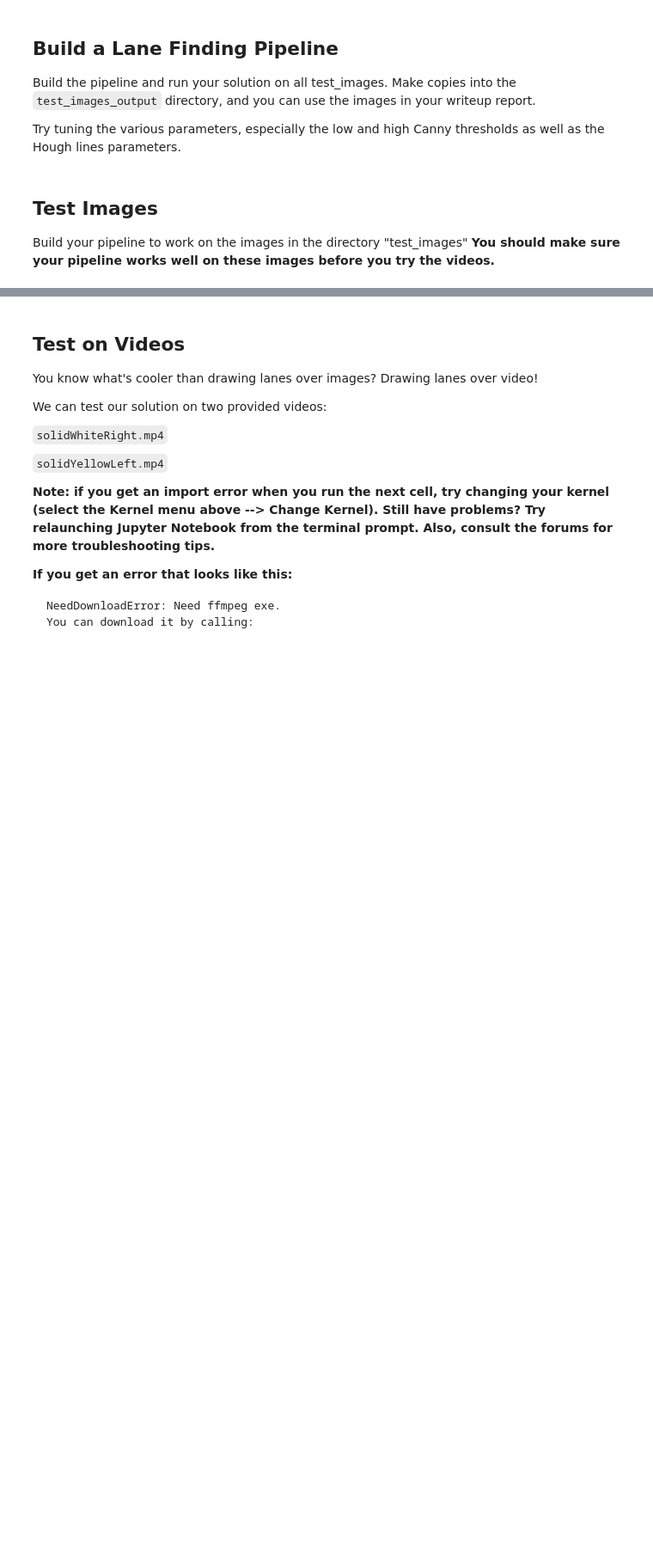
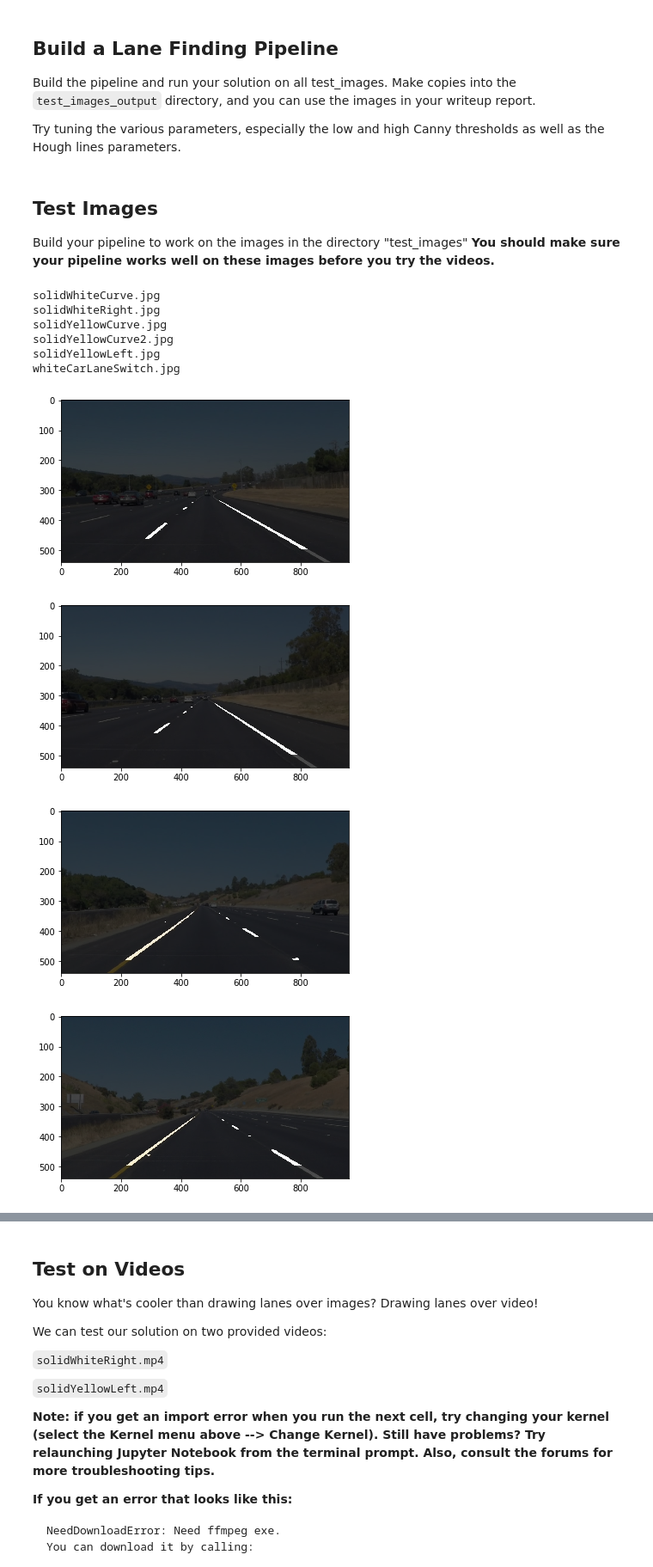
Before and after one commit to nojvek/CarND-LaneLines-P1, a Jupyter notebook: P1.ipynb, the cells around one changed output, grey strips where cells are left out. Shown: that part at 86% size. Saved outputs shown, nothing was run; the diff lists cells and outputs as text; code cells hidden in the pictures; blank space fills up the shorter version.

Commit message:
We can detect lines using threshold very well

```diff
--- a/P1.ipynb
+++ b/P1.ipynb
@@ -170,14 +174,34 @@ def weighted_img(img, initial_img, α=0.8, β=1., λ=0.):
 Build the pipeline and run your solution on all test_images. Make copies into the `test_images_output` directory, and you can use the images in your writeup report.
 
 Try tuning the various parameters, especially the low and high Canny thresholds as well as the Hough lines parameters.
-# %%
-def process_image(image):
-    # NOTE: The output you return should be a color image (3 channel) for processing video below
-    # TODO: put your pipeline here,
-    # you should return the final output (image where lines are drawn on lanes)
-
-    result = image.copy()
-    return result
+# %%
+def process_image(image):
+    orig_img = image.copy()
+
+    # Grayscale and blur
+    img = grayscale(image)
+    img = gaussian_blur(img, 11)
+
+    # Get ROI triangle for the lanes
+    h, w, _ = orig_img.shape # (height, width, channels)
+    top_pad = 0.58 # Height of ROI triangle
+    bottom_pad = 0.92 # Ignore windscreen glare in challenge
+
+    roi = np.array([[ [0, h * bottom_pad], [w * .5, h * top_pad], [w, h * bottom_pad] ]], dtype=np.int32)
+    img = region_of_interest(img, roi)
+
+    # Binary threshold with val slightly higher than mean
+    mean_bump = 1.4
+    mean_val = (np.sum(img) / np.count_nonzero(img))
+    # print(mean_val * mean_bump)
+    _, img = cv2.threshold(img, mean_val * mean_bump, 255, cv2.THRESH_BINARY)
+
+    img = cv2.cvtColor(img, cv2.COLOR_GRAY2RGB)
+    img = weighted_img(img, orig_img, 0.3, 0.7)
+    # TODO Final lines drawn
+
+    result = img
+    return result
 # %% [markdown]
 ## Test Images
 
@@ -186,6 +210,20 @@ Build your pipeline to work on the images in the directory "test_images"
 # %%
 import os
 for image_file in os.listdir("test_images/"):
     image = mpimg.imread("test_images/%s" % image_file)
-    plt.imshow(image)
+    image = process_image(image)
+    plt.figure()
+    plt.imshow(image, cmap='gray')
     print(image_file)
+    #break
+# %% [output]
+solidWhiteCurve.jpg
+solidWhiteRight.jpg
+solidYellowCurve.jpg
+solidYellowCurve2.jpg
+solidYellowLeft.jpg
+whiteCarLaneSwitch.jpg
+[figure, added]
+[figure, added]
+[figure, added]
+[figure, added]
```
Also changed, not shown: parts of 8 cells of this notebook, 1 other file.
